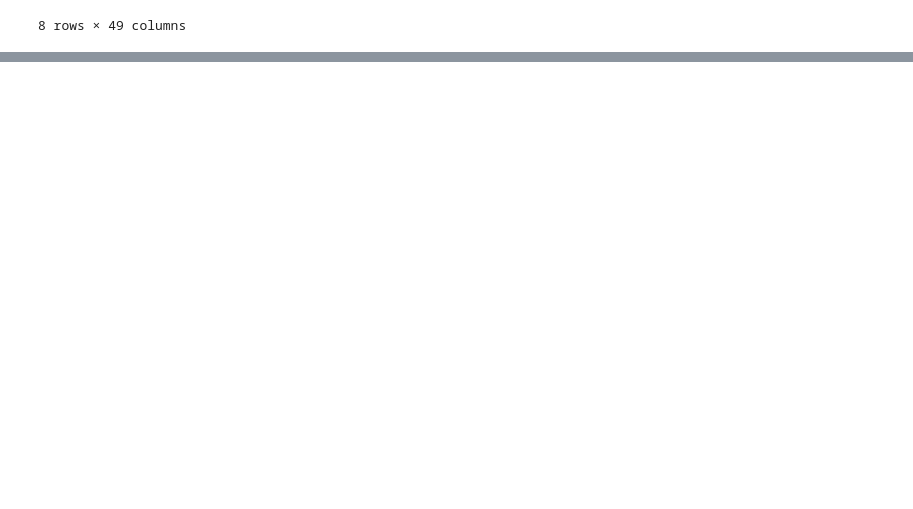
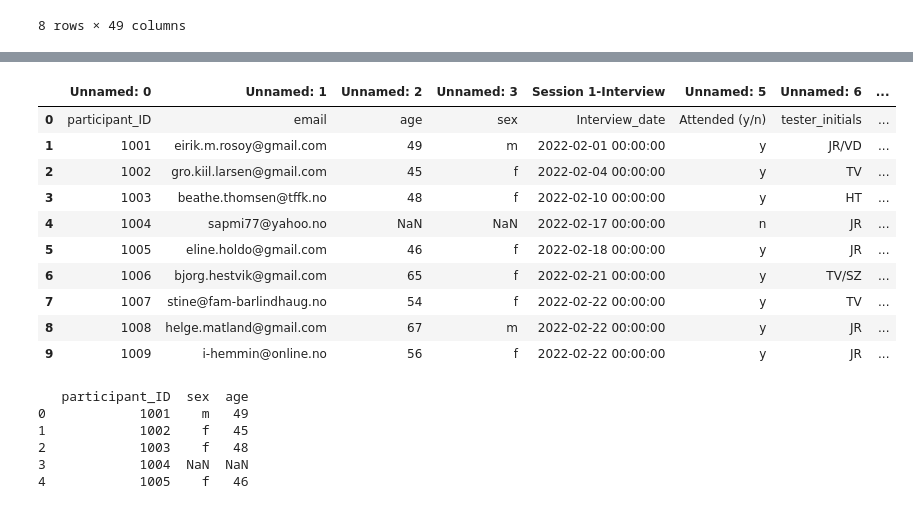
Before and after one commit to KristellMaria/master_calculations, a Jupyter notebook: master_calculations.ipynb, the cells around one changed output, grey strips where cells are left out. Saved outputs shown, nothing was run; the diff lists cells and outputs as text; code cells hidden in the pictures; blank space fills up the shorter version.

```diff
--- a/master_calculations.ipynb
+++ b/master_calculations.ipynb
@@ -160,0 +192,14 @@ FileNotFoundError: [Errno 2] No such file or directory: 'C:\\github\\master_calc
+# %%
+details_df.head(10)
+# %% [output]
+|  | Unnamed: 0 | Unnamed: 1 | Unnamed: 2 | Unnamed: 3 | Session 1-Interview | Unnamed: 5 | Unnamed: 6 | ... |
+| 0 | participant_ID | email | age | sex | Interview_date | Attended (y/n) | tester_initials | ... |
+| 1 | 1001 | eirik.m.rosoy@gmail.com | 49 | m | 2022-02-01 00:00:00 | y | JR/VD | ... |
+| 2 | 1002 | gro.kiil.larsen@gmail.com | 45 | f | 2022-02-04 00:00:00 | y | TV | ... |
+| 3 | 1003 | beathe.thomsen@tffk.no | 48 | f | 2022-02-10 00:00:00 | y | HT | ... |
+| 4 | 1004 | sapmi77@yahoo.no | NaN | NaN | 2022-02-17 00:00:00 | n | JR | ... |
+| 5 | 1005 | eline.holdo@gmail.com | 46 | f | 2022-02-18 00:00:00 | y | JR | ... |
+| 6 | 1006 | bjorg.hestvik@gmail.com | 65 | f | 2022-02-21 00:00:00 | y | TV/SZ | ... |
+| 7 | 1007 | stine@fam-barlindhaug.no | 54 | f | 2022-02-22 00:00:00 | y | TV | ... |
+| 8 | 1008 | helge.matland@gmail.com | 67 | m | 2022-02-22 00:00:00 | y | JR | ... |
+| 9 | 1009 | i-hemmin@online.no | 56 | f | 2022-02-22 00:00:00 | y | JR | ... |
@@ -160,0 +213,10 @@ FileNotFoundError: [Errno 2] No such file or directory: 'C:\\github\\master_calc
+# %%
+demo_df = details_df[["participant_ID", "sex", "age"]]
+print(demo_df.head())
+# %% [output]
+   participant_ID  sex  age
+0            1001    m   49
+1            1002    f   45
+2            1003    f   48
+3            1004  NaN  NaN
+4            1005    f   46
```
Also changed, not shown: parts of 7 cells of this notebook.
